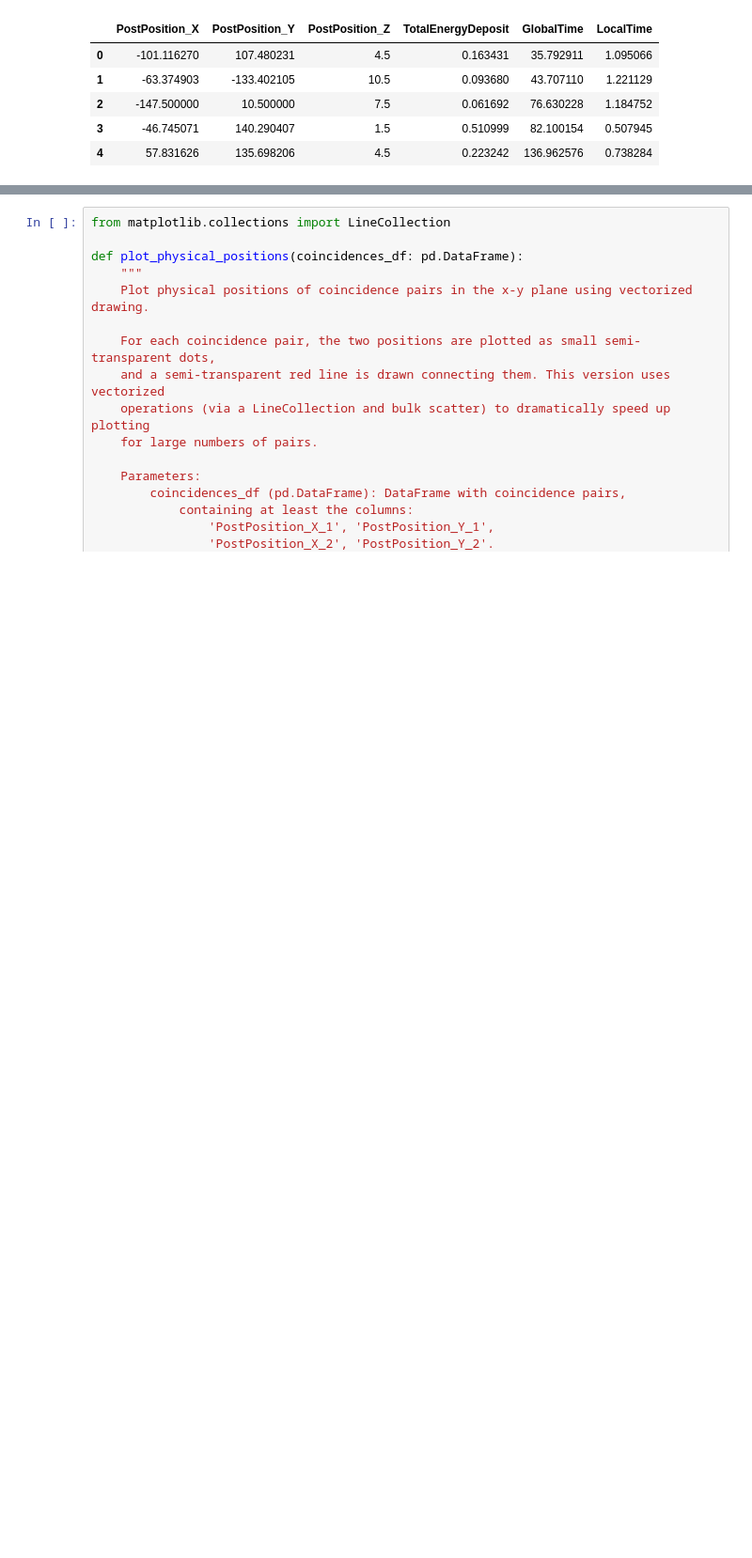
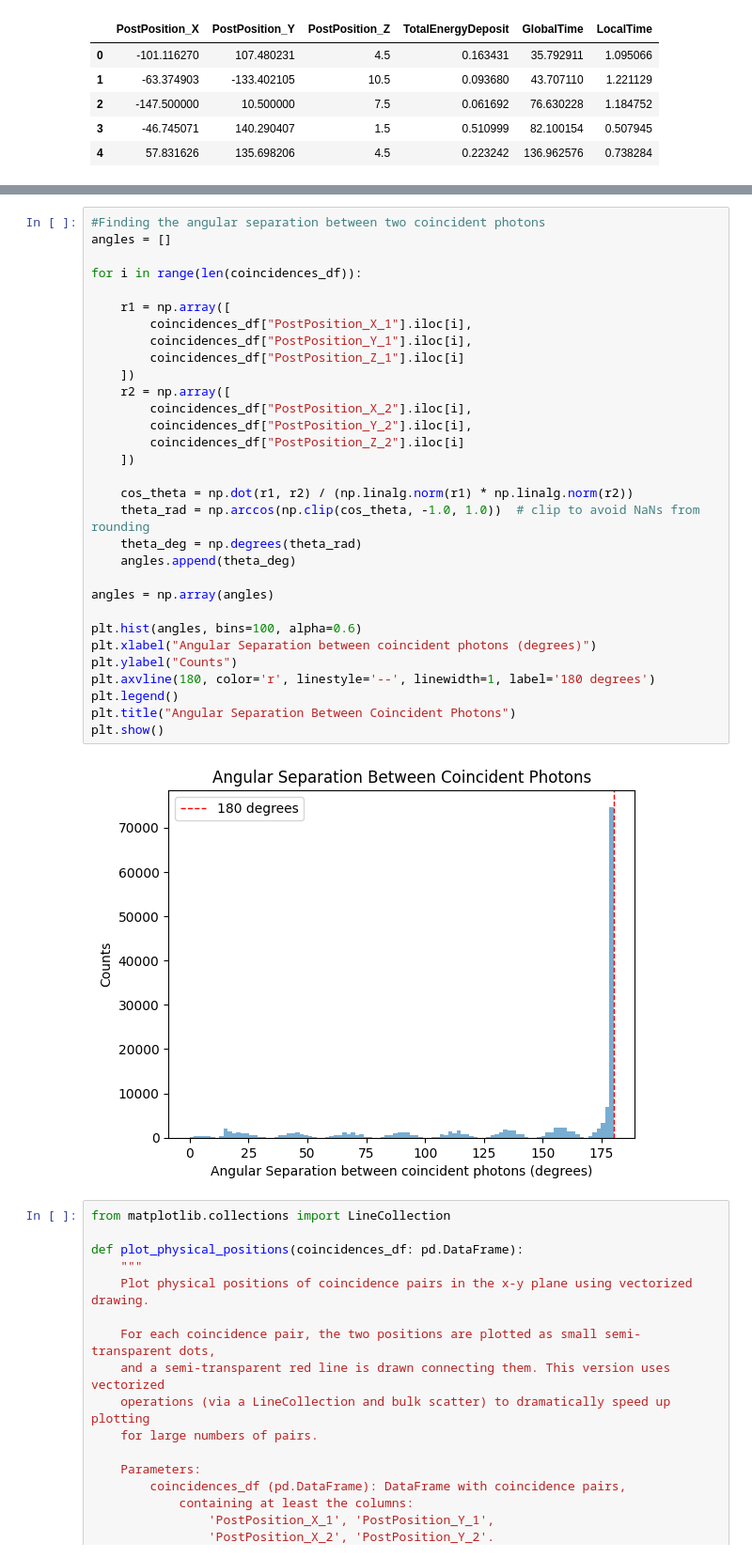
Before and after one commit to jemmabagg/picoPET-sim, a Jupyter notebook: recoCoincidences.ipynb, the cells around one changed output, grey strips where cells are left out. Shown at 94% size. Drawn from its saved outputs; the diff is of its cells as text; blank space fills up the shorter version.

```diff
--- a/recoCoincidences.ipynb
+++ b/recoCoincidences.ipynb
@@ -469,3 +484,36 @@ plt.show()
+# %%
+#Finding the angular separation between two coincident photons
+angles = []
+
+for i in range(len(coincidences_df)):
+
+    r1 = np.array([
+        coincidences_df["PostPosition_X_1"].iloc[i],
+        coincidences_df["PostPosition_Y_1"].iloc[i],
+        coincidences_df["PostPosition_Z_1"].iloc[i]
+    ])
+    r2 = np.array([
+        coincidences_df["PostPosition_X_2"].iloc[i],
+        coincidences_df["PostPosition_Y_2"].iloc[i],
+        coincidences_df["PostPosition_Z_2"].iloc[i]
+    ])
+
+    cos_theta = np.dot(r1, r2) / (np.linalg.norm(r1) * np.linalg.norm(r2))
+    theta_rad = np.arccos(np.clip(cos_theta, -1.0, 1.0))  # clip to avoid NaNs from rounding
+    theta_deg = np.degrees(theta_rad)
+    angles.append(theta_deg)
+
+angles = np.array(angles)
+
+plt.hist(angles, bins=100, alpha=0.6)
+plt.xlabel("Angular Separation between coincident photons (degrees)")
+plt.ylabel("Counts")
+plt.axvline(180, color='r', linestyle='--', linewidth=1, label='180 degrees')
+plt.legend()
+plt.title("Angular Separation Between Coincident Photons")
+plt.show()
+# %% [output]
+[figure, added]
 # %%
 from matplotlib.collections import LineCollection
 
```
Also changed, not shown: parts of 8 cells of this notebook, 1 other file.
